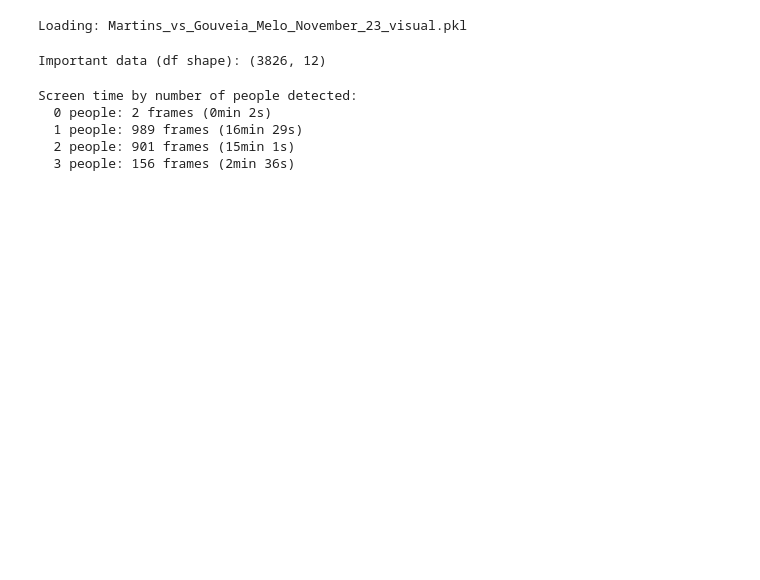
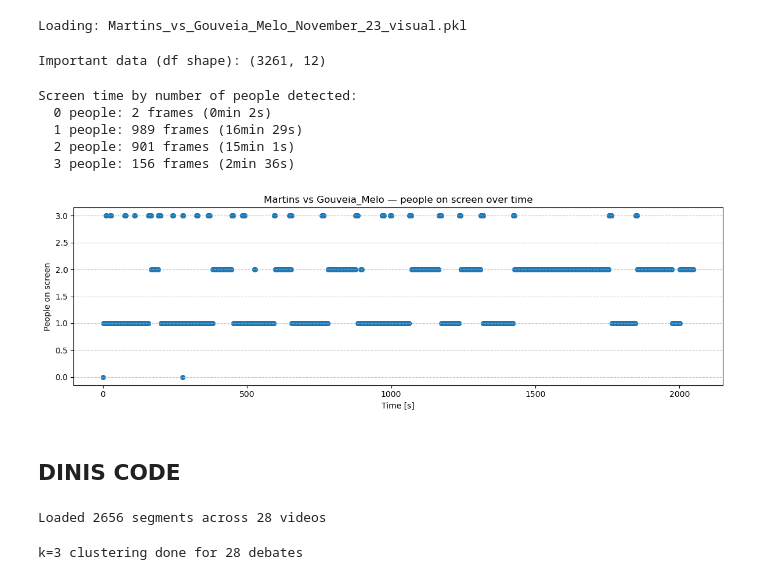
Before and after one commit to Dinisas/Big-Data, a Jupyter notebook: maria.ipynb, the cells around one changed output. Saved outputs shown, nothing was run; the diff lists cells and outputs as text; code cells hidden in the pictures; blank space fills up the shorter version.

Commit message:
visual ratios

```diff
--- a/maria.ipynb
+++ b/maria.ipynb
@@ -115,35 +117,54 @@ for index, row in data.iterrows():
         })
 
 df_people = pd.DataFrame(master_data)
-print(f"Important data (df shape): {df_master.shape}")
+print(f"Important data (df shape): {df_people.shape}")
 # %% [output]
-Important data (df shape): (3826, 12)
+Important data (df shape): (3261, 12)
 # %%
 #because our data frame is separated into one person (instead of 1 frame=1row)
 #we have to group the rows that correspond to the same frame to plot the timeline
 
 grouped_rows = df_people.groupby('Frame_Number')
 people_in_frame= grouped_rows['People_Count'].max() #in case i have the same frame detecting 1 or 2 faces --> keep2
 df_frames = people_in_frame.reset_index()
 
 #
 counts = df_frames['People_Count'].value_counts().sort_index()
 print("Screen time by number of people detected:")
 for n_people, n_frames in counts.items():
     minuts = n_frames//60
     secs = n_frames%60
     print(f"  {n_people} people: {n_frames} frames ({minuts}min {secs}s)")
+
+
+plt.figure(figsize=(12, 4))
+plt.scatter(df_frames['Frame_Number'], df_frames['People_Count'], marker='o', s=30)
+plt.xlabel('Time [s]')
+plt.ylabel('People on screen')
+plt.title(f'{person1} vs {person2} — people on screen over time')
+plt.tight_layout()
+plt.grid(True, axis='y', linestyle='--', alpha=0.7)
+plt.show()
 # %% [output]
 Screen time by number of people detected:
   0 people: 2 frames (0min 2s)
   1 people: 989 frames (16min 29s)
   2 people: 901 frames (15min 1s)
   3 people: 156 frames (2min 36s)
+[figure, added]
+# %% [markdown]
+## DINIS CODE
 # %%
-#only call this when you only have 1 person at the shot
-def classify_single_people(row):
-    pose = row['Pose_Keypoints']
-    if pose is not None:
 
-        #IM HEREEEEE
-        return
+audio_files = sorted([f for f in os.listdir('Project_Features') if f.endswith('_audio.pkl')])
+
+dfs = []
+for f in audio_files:
+    df = pd.read_pickle(os.path.join('Project_Features', f))
+    df['video'] = f.replace('_audio.pkl', '')
+    dfs.append(df)
+
+data_audio = pd.concat(dfs, ignore_index=True)
+print(f'Loaded {len(data_audio)} segments across {data_audio["video"].nunique()} videos')
+# %% [output]
+Loaded 2656 segments across 28 videos
@@ -149,0 +196,17 @@ def classify_single_people(row):
+# %%
+debate_centroids = {}
+cluster_col      = np.full(len(data_audio), -1, dtype=int)
+
+for video_name in debate_videos:
+    mask = data_audio['video'] == video_name
+    idx  = data_audio.index[mask]
+    E    = np.stack(data_audio.loc[idx, 'speak_embeddings'].values)
+    km   = KMeans(n_clusters=3, random_state=42, n_init=10)
+    lbls = km.fit_predict(E)
+    cluster_col[idx]             = lbls
+    debate_centroids[video_name] = km.cluster_centers_
+
+data_audio['cluster_k3'] = cluster_col
+print(f'k=3 clustering done for {len(debate_centroids)} debates')
+# %% [output]
+k=3 clustering done for 28 debates
```
Also changed, not shown: parts of 7 cells of this notebook, 1 other file.
